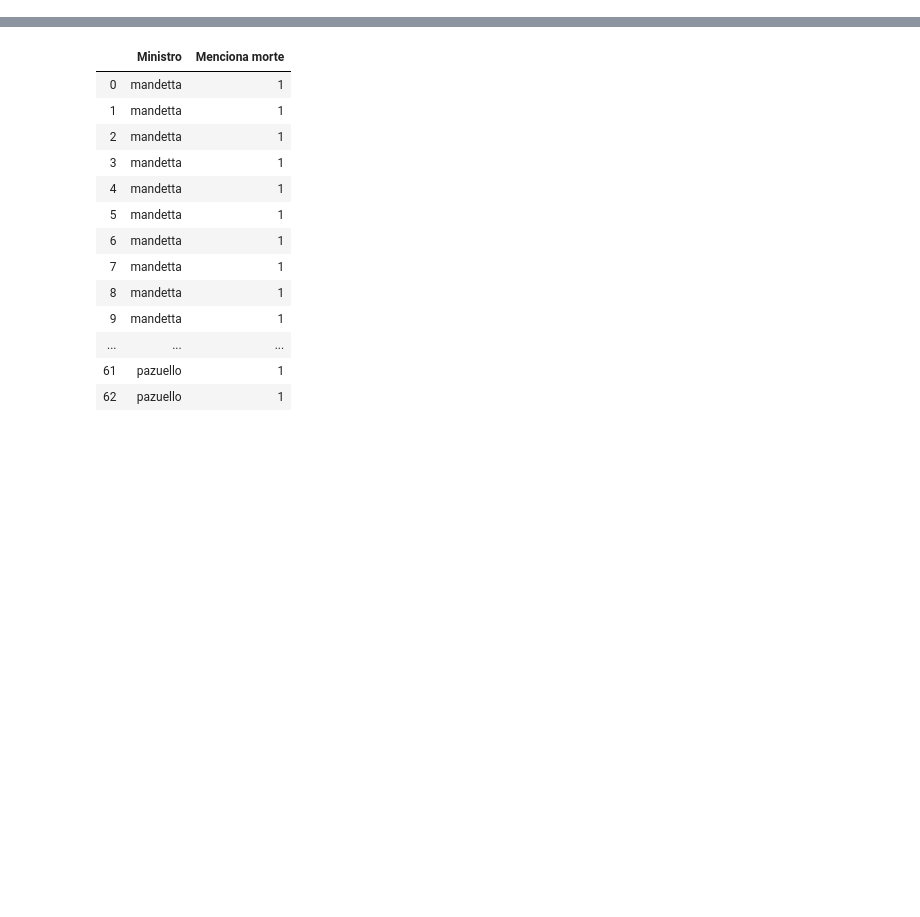
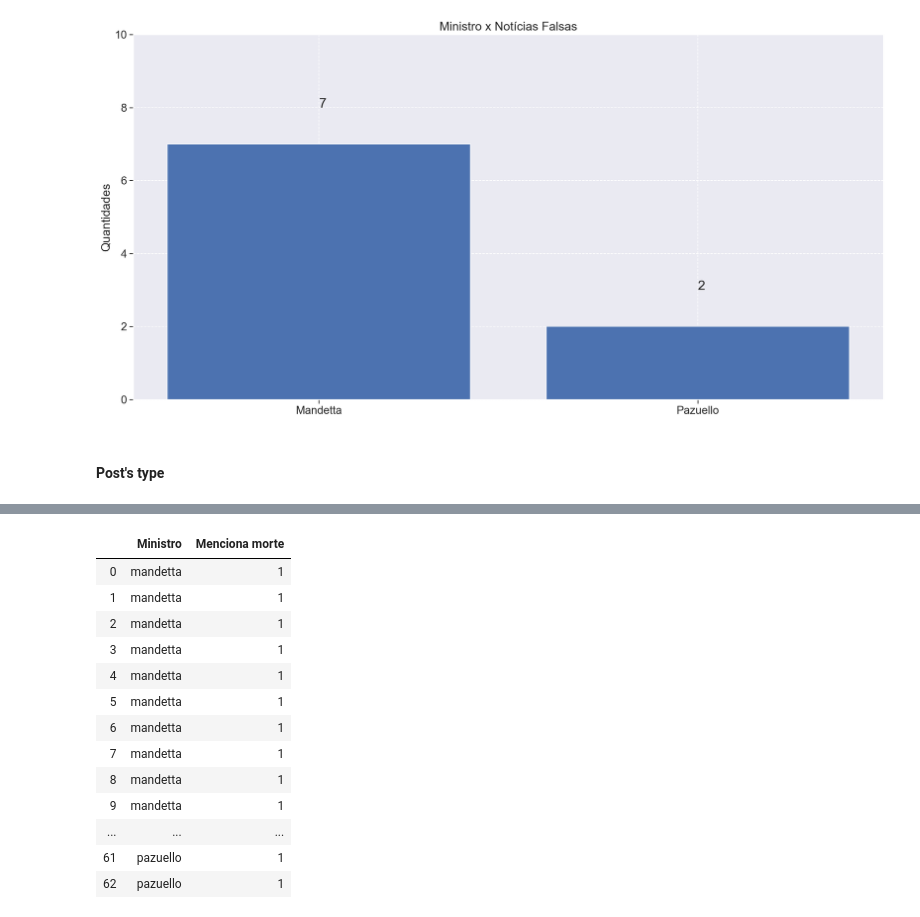
Before and after one commit to LarissaSGuimaraes/Data_MS, a Jupyter notebook: src/ms_geral.ipynb, the cells around one changed output, grey strips where cells are left out. Cells and saved outputs as stored; diff of their text form; code cells hidden in the pictures; blank space fills up the shorter version.

```diff
--- a/src/ms_geral.ipynb
+++ b/src/ms_geral.ipynb
@@ -333,0 +45,7 @@ ministros_morte=ministros_morte.rename({'ministro': 'Ministro'}, axis=1)
+# %%
+df_geral["dia_publicacao"]=df_geral["dia_publicacao"].str.replace("/","-")
+df_geral["dia_publicacao"]=df_geral["dia_publicacao"]+"-2020"
+# %%
+df_geral["dia_publicacao"]=pd.to_datetime(df_geral["dia_publicacao"],dayfirst=True)
+# %%
+df_geral=df_geral.rename({'dia_publicacao': 'data'}, axis=1)
@@ -333,0 +152,35 @@ ministros_morte=ministros_morte.rename({'ministro': 'Ministro'}, axis=1)
+# %%
+df_mandetta=df_geral[df_geral['noticia_falsa']>0][df_geral['ministro']=="mandetta"][['ministro','noticia_falsa']]
+df_mandetta=df_mandetta.reset_index(drop = True)
+
+df_pazuello=df_geral[df_geral['noticia_falsa']>0][df_geral['ministro']=="pazuello"][['ministro','noticia_falsa']]
+df_pazuello=df_pazuello.reset_index(drop=True)
+# %%
+fig=plt.figure(figsize=(20,10))
+
+# Make a fake dataset:
+height=[len(df_mandetta), len(df_pazuello)]
+bars=('Mandetta', 'Pazuello')
+x_pos=np.arange(len(bars))
+
+# Create bars
+plt.bar(x_pos, height)
+
+# Create names on the x-axis
+plt.xticks(x_pos, bars)
+plt.yticks(np.arange(0, 12, 2))
+
+# Text on the top of each barplot
+for i in range(len(height)):
+    plt.text(x = x_pos[i] -.0, y = height[i]+1, s = height[i], size = 20)
+
+# Titles
+plt.title('Ministro x Notícias Falsas')
+plt.ylabel('Quantidades')
+
+# Show graphic
+plt.show()
+# %% [output]
+[figure, added]
+# %% [markdown]
+#### Post's type
```
Also changed, not shown: parts of 98 cells of this notebook.
